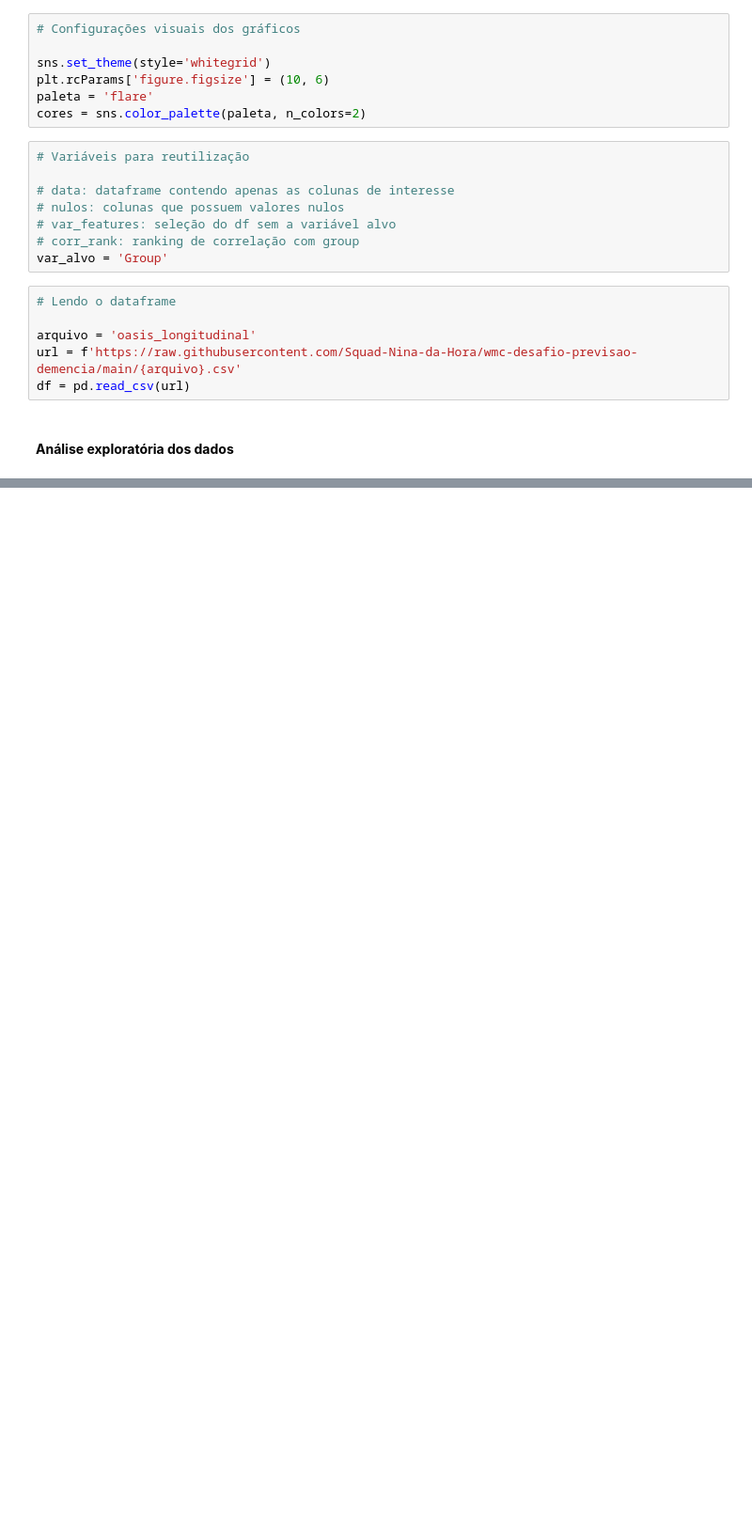
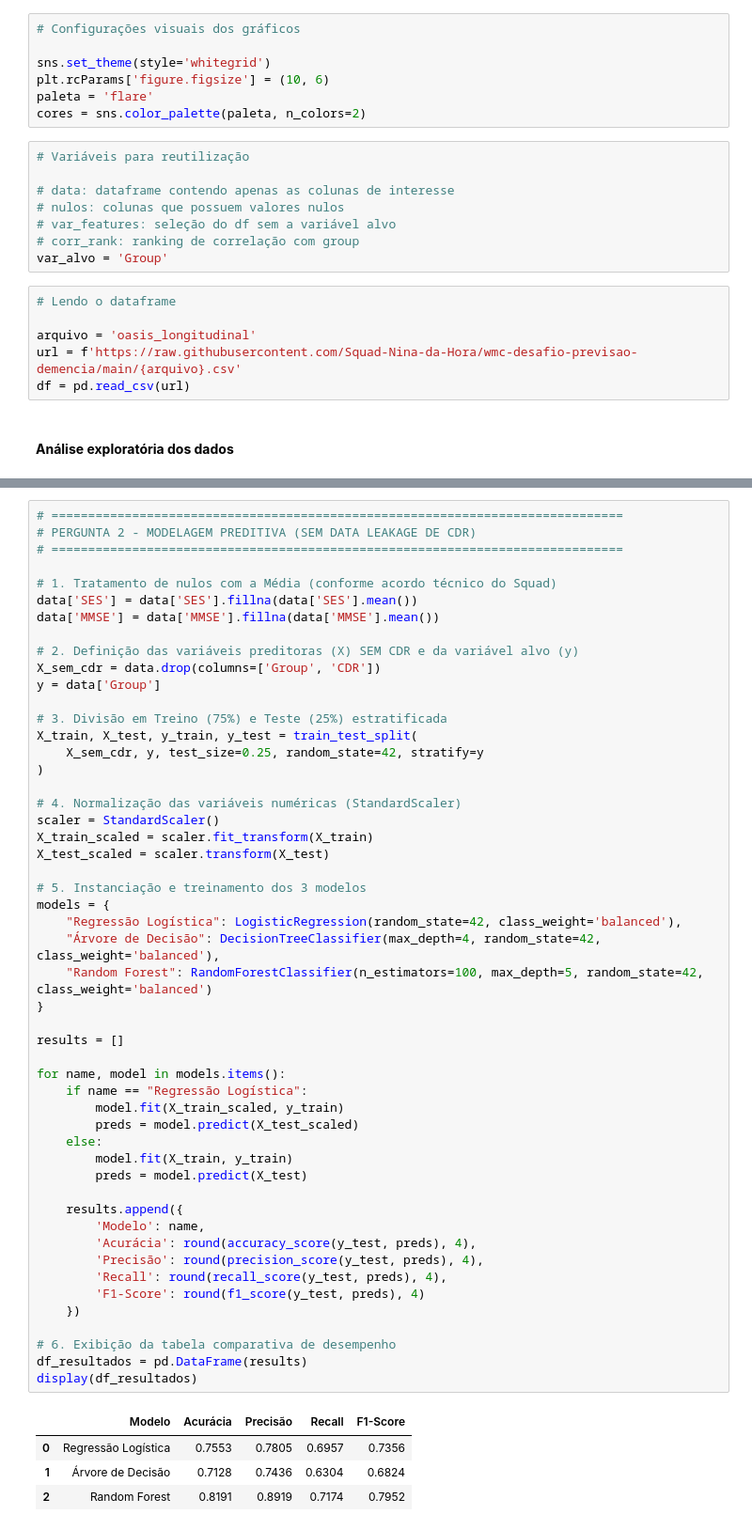
Before and after one commit to Squad-Nina-da-Hora/wmc-desafio-previsao-demencia, a Jupyter notebook: analise.ipynb, the cells around one changed output, grey strips where cells are left out. Shown at 94% size. Saved outputs shown, nothing was run; the diff lists cells and outputs as text; blank space fills up the shorter version.

Commit message:
feat: adiciona modelagem preditiva e analise da pergunta 2

```diff
--- a/analise.ipynb
+++ b/analise.ipynb
@@ -231,0 +374,56 @@ display(Markdown(
+# %%
+# ==============================================================================
+# PERGUNTA 2 - MODELAGEM PREDITIVA (SEM DATA LEAKAGE DE CDR)
+# ==============================================================================
+
+# 1. Tratamento de nulos com a Média (conforme acordo técnico do Squad)
+data['SES'] = data['SES'].fillna(data['SES'].mean())
+data['MMSE'] = data['MMSE'].fillna(data['MMSE'].mean())
+
+# 2. Definição das variáveis preditoras (X) SEM CDR e da variável alvo (y)
+X_sem_cdr = data.drop(columns=['Group', 'CDR'])
+y = data['Group']
+
+# 3. Divisão em Treino (75%) e Teste (25%) estratificada
+X_train, X_test, y_train, y_test = train_test_split(
+    X_sem_cdr, y, test_size=0.25, random_state=42, stratify=y
+)
+
+# 4. Normalização das variáveis numéricas (StandardScaler)
+scaler = StandardScaler()
+X_train_scaled = scaler.fit_transform(X_train)
+X_test_scaled = scaler.transform(X_test)
+
+# 5. Instanciação e treinamento dos 3 modelos
+models = {
+    "Regressão Logística": LogisticRegression(random_state=42, class_weight='balanced'),
+    "Árvore de Decisão": DecisionTreeClassifier(max_depth=4, random_state=42, class_weight='balanced'),
+    "Random Forest": RandomForestClassifier(n_estimators=100, max_depth=5, random_state=42, class_weight='balanced')
+}
+
+results = []
+
+for name, model in models.items():
+    if name == "Regressão Logística":
+        model.fit(X_train_scaled, y_train)
+        preds = model.predict(X_test_scaled)
+    else:
+        model.fit(X_train, y_train)
+        preds = model.predict(X_test)
+
+    results.append({
+        'Modelo': name,
+        'Acurácia': round(accuracy_score(y_test, preds), 4),
+        'Precisão': round(precision_score(y_test, preds), 4),
+        'Recall': round(recall_score(y_test, preds), 4),
+        'F1-Score': round(f1_score(y_test, preds), 4)
+    })
+
+# 6. Exibição da tabela comparativa de desempenho
+df_resultados = pd.DataFrame(results)
+display(df_resultados)
+# %% [output]
+|  | Modelo | Acurácia | Precisão | Recall | F1-Score |
+| 0 | Regressão Logística | 0.7553 | 0.7805 | 0.6957 | 0.7356 |
+| 1 | Árvore de Decisão | 0.7128 | 0.7436 | 0.6304 | 0.6824 |
+| 2 | Random Forest | 0.8191 | 0.8919 | 0.7174 | 0.7952 |
```
Also changed, not shown: parts of 26 cells of this notebook.
